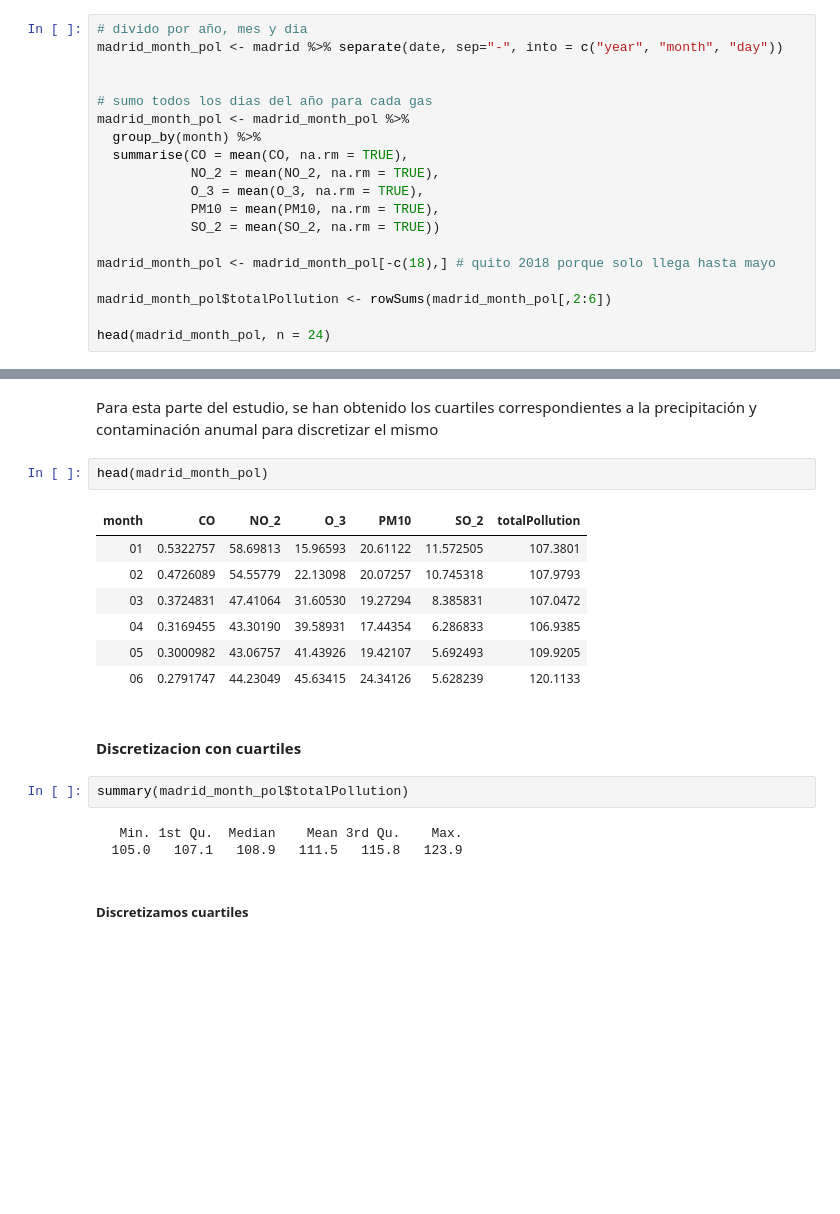
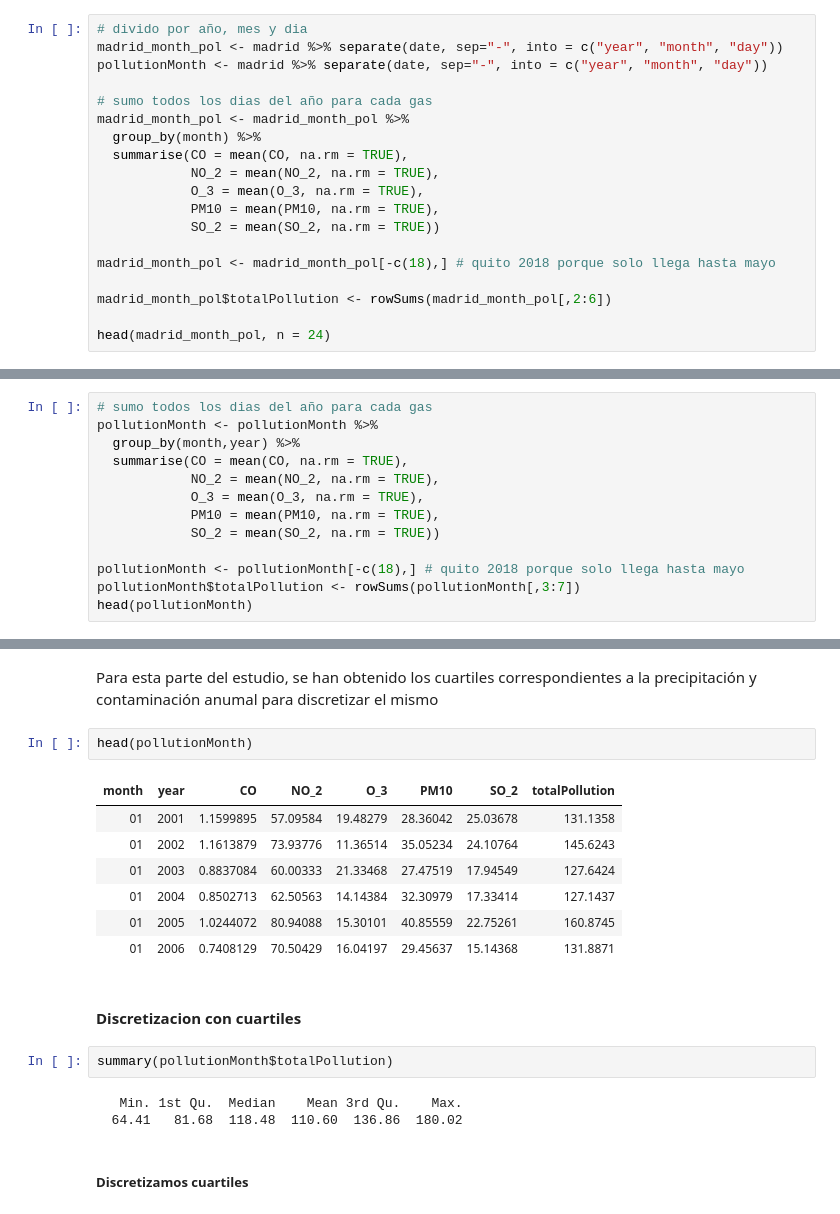
Before and after one commit to manumonforte/DataMining-BigDataParadigm, a Jupyter notebook: Estudio.ipynb, the cells around one changed output, grey strips where cells are left out. Drawn from its saved outputs; the diff is of its cells as text; blank space fills up the shorter version.

```diff
--- a/Estudio.ipynb
+++ b/Estudio.ipynb
@@ -555,7 +555,7 @@ plot(madrid_ts_day,main ="Contaminación diaria", xlab="Year", ylab="Contaminaci
 # %%
 # divido por año, mes y dia
 madrid_month_pol <- madrid %>% separate(date, sep="-", into = c("year", "month", "day"))
-
+pollutionMonth <- madrid %>% separate(date, sep="-", into = c("year", "month", "day"))
 
 # sumo todos los dias del año para cada gas
 madrid_month_pol <- madrid_month_pol %>%
@@ -629,3 +629,16 @@ head(cont_lluvia, n = 12)
 | 10 | 0.4014883 | 55.14091 | 21.51472 | 21.79969 | 6.111997 | 104.9688 | 2.1889513 |
 | 11 | 0.4897506 | 58.69998 | 16.76348 | 21.45155 | 9.747524 | 107.1523 | 1.6487524 |
 | 12 | 0.5425259 | 63.18892 | 13.64731 | 21.37426 | 11.508250 | 110.2613 | 1.0688699 |
+# %%
+# sumo todos los dias del año para cada gas
+pollutionMonth <- pollutionMonth %>%
+  group_by(month,year) %>%
+  summarise(CO = mean(CO, na.rm = TRUE),
+            NO_2 = mean(NO_2, na.rm = TRUE),
+            O_3 = mean(O_3, na.rm = TRUE),
+            PM10 = mean(PM10, na.rm = TRUE),
+            SO_2 = mean(SO_2, na.rm = TRUE))
+
+pollutionMonth <- pollutionMonth[-c(18),] # quito 2018 porque solo llega hasta mayo
+pollutionMonth$totalPollution <- rowSums(pollutionMonth[,3:7])
+head(pollutionMonth)
@@ -949,22 +993,22 @@ rm(wind)
 # %% [markdown]
 Para esta parte del estudio, se han obtenido los cuartiles correspondientes a la precipitación y contaminación anumal para discretizar el mismo
 # %%
-head(madrid_month_pol)
+head(pollutionMonth)
 # %% [output]
-| month | CO | NO_2 | O_3 | PM10 | SO_2 | totalPollution |
-| 01 | 0.5322757 | 58.69813 | 15.96593 | 20.61122 | 11.572505 | 107.3801 |
-| 02 | 0.4726089 | 54.55779 | 22.13098 | 20.07257 | 10.745318 | 107.9793 |
-| 03 | 0.3724831 | 47.41064 | 31.60530 | 19.27294 | 8.385831 | 107.0472 |
-| 04 | 0.3169455 | 43.30190 | 39.58931 | 17.44354 | 6.286833 | 106.9385 |
-| 05 | 0.3000982 | 43.06757 | 41.43926 | 19.42107 | 5.692493 | 109.9205 |
-| 06 | 0.2791747 | 44.23049 | 45.63415 | 24.34126 | 5.628239 | 120.1133 |
+| month | year | CO | NO_2 | O_3 | PM10 | SO_2 | totalPollution |
+| 01 | 2001 | 1.1599895 | 57.09584 | 19.48279 | 28.36042 | 25.03678 | 131.1358 |
+| 01 | 2002 | 1.1613879 | 73.93776 | 11.36514 | 35.05234 | 24.10764 | 145.6243 |
+| 01 | 2003 | 0.8837084 | 60.00333 | 21.33468 | 27.47519 | 17.94549 | 127.6424 |
+| 01 | 2004 | 0.8502713 | 62.50563 | 14.14384 | 32.30979 | 17.33414 | 127.1437 |
+| 01 | 2005 | 1.0244072 | 80.94088 | 15.30101 | 40.85559 | 22.75261 | 160.8745 |
+| 01 | 2006 | 0.7408129 | 70.50429 | 16.04197 | 29.45637 | 15.14368 | 131.8871 |
 # %% [markdown]
 #### Discretizacion con cuartiles
 # %%
-summary(madrid_month_pol$totalPollution)
+summary(pollutionMonth$totalPollution)
 # %% [output]
    Min. 1st Qu.  Median    Mean 3rd Qu.    Max.
-  105.0   107.1   108.9   111.5   115.8   123.9
+  64.41   81.68  118.48  110.60  136.86  180.02
 # %% [markdown]
 ##### Discretizamos cuartiles
 # %%
```
Also changed, not shown: parts of 21 cells of this notebook.
